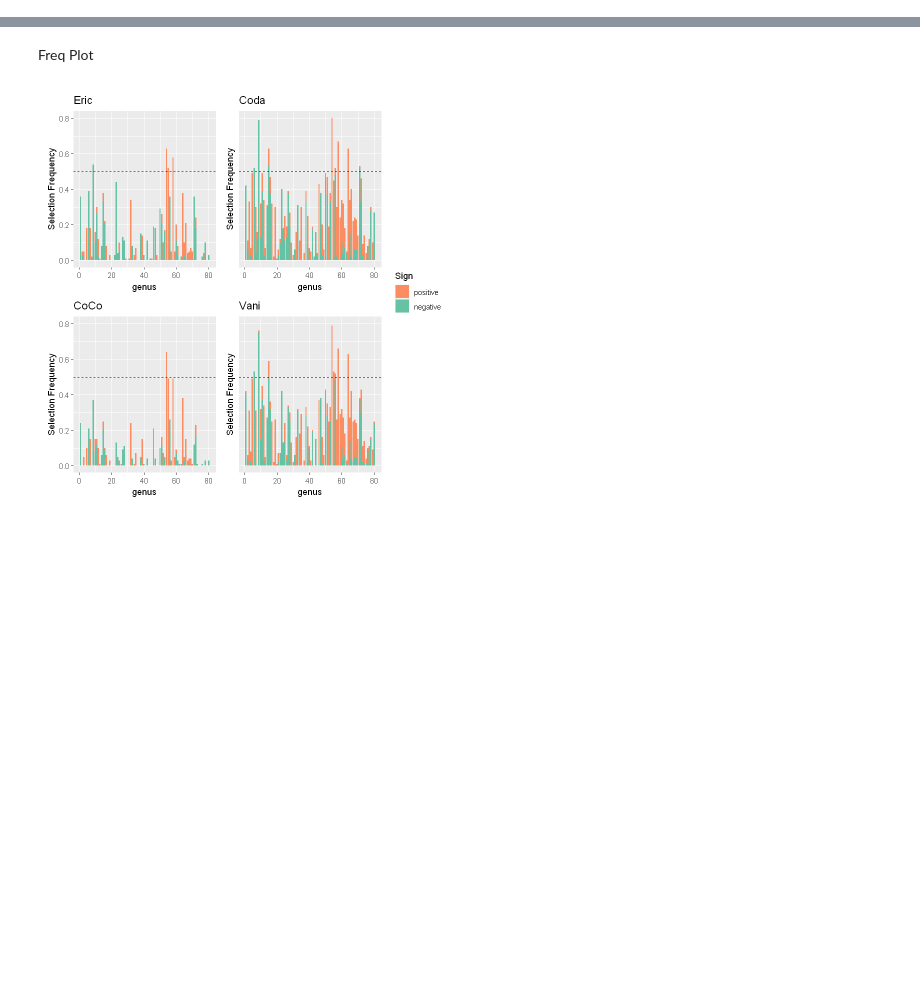
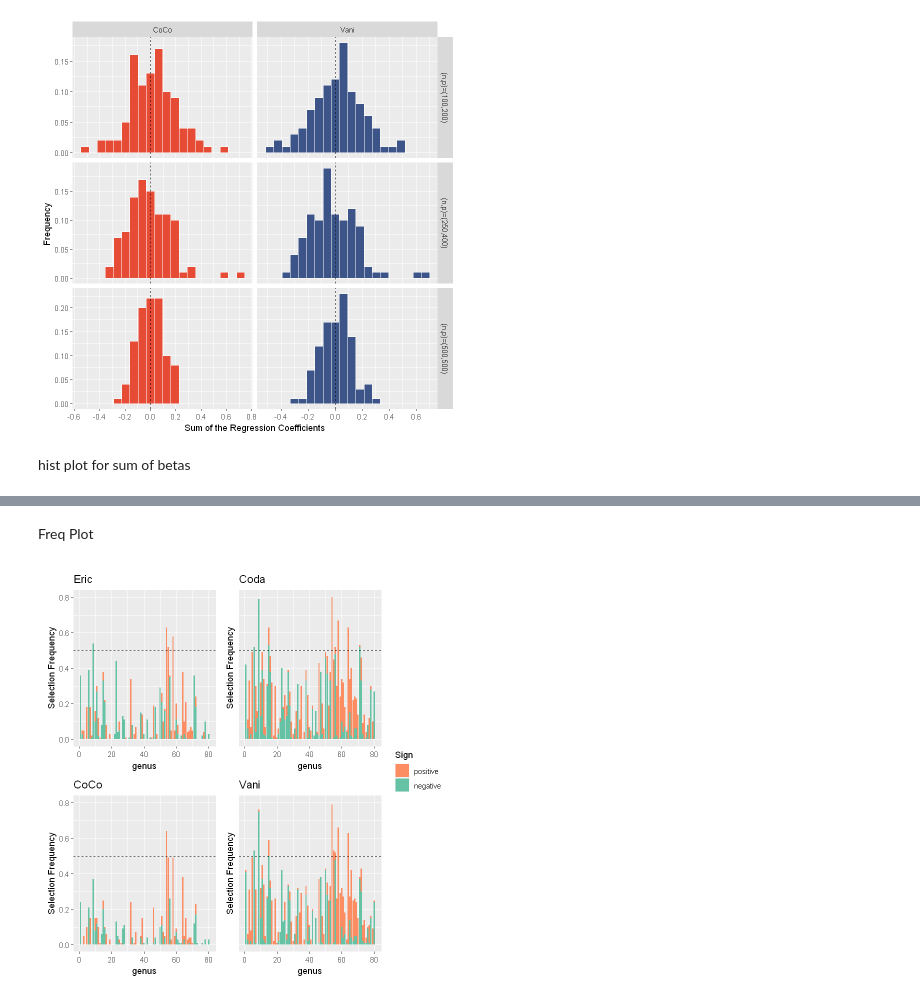
Before and after one commit to twwwwx/Eric-Lasso, a Jupyter notebook: plot.ipynb, the cells around one changed output, grey strips where cells are left out. Cells and saved outputs as stored; diff of their text form; code cells hidden in the pictures; blank space fills up the shorter version.

```diff
--- a/plot.ipynb
+++ b/plot.ipynb
@@ -0,0 +22,34 @@
+# %%
+library(openxlsx)
+library(tidyr)
+library(tidyverse)
+library(ggplot2)
+library(dplyr)
+library(gridExtra)
+
+data <- read.xlsx("sum_of_betas.xlsx")
+data <- as.data.frame(data) %>% select(contains("CoCo"), contains("Vani"))
+
+col_names <- colnames(data)
+
+data_long <- data %>% pivot_longer(everything(), names_to = "Variable", values_to = "Value")
+# Transform the data
+data_long <- data_long %>%
+  # Split the Variable column
+  separate(Variable, into = c("Type", "n", "p"), sep = "_") %>%
+  mutate(n = as.numeric(n), p = as.numeric(p)) %>%
+  mutate("(n,p)" = paste0("(n,p)=(", n, ",", p, ")")) %>%
+  select(-c(n, p))
+
+ggplot(data_long, aes(x = Value, fill = ifelse(grepl("CoCo", Type), "#E64B35FF", "#3C5488FF"))) +
+  geom_histogram(aes(y=after_stat(count/100)),bins = 20, color = "white") +
+  # facet_wrap(~ Variable, scales = "fixed", ncol = 2, nrow = 3,dir="v") +
+  geom_vline(aes(xintercept=0), linetype="dashed", color = "black") +
+  facet_grid(vars(`(n,p)`), vars(Type), scales = "free") +
+  labs(x = "Sum of the Regression Coefficients", y = "Frequency ") +
+  scale_x_continuous(breaks = seq(-.8, .8, 0.2)) +
+  scale_fill_identity()
+# %% [output]
+[figure, added]
+# %% [markdown]
+hist plot for sum of betas
```
Also changed, not shown: parts of 17 cells of this notebook, 25 other files.
